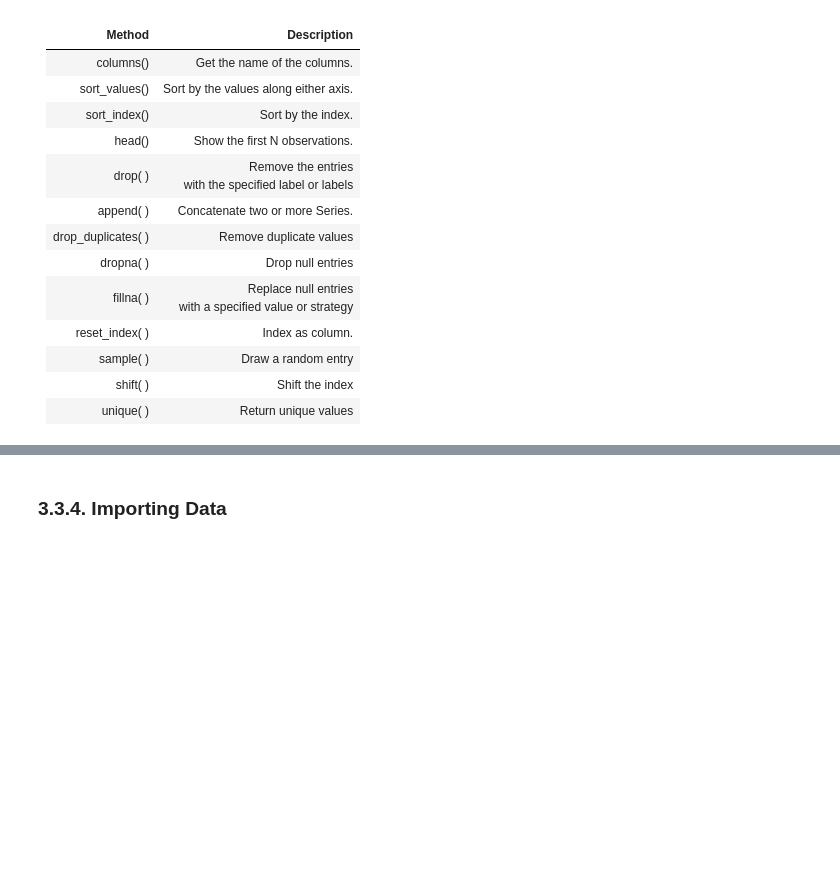
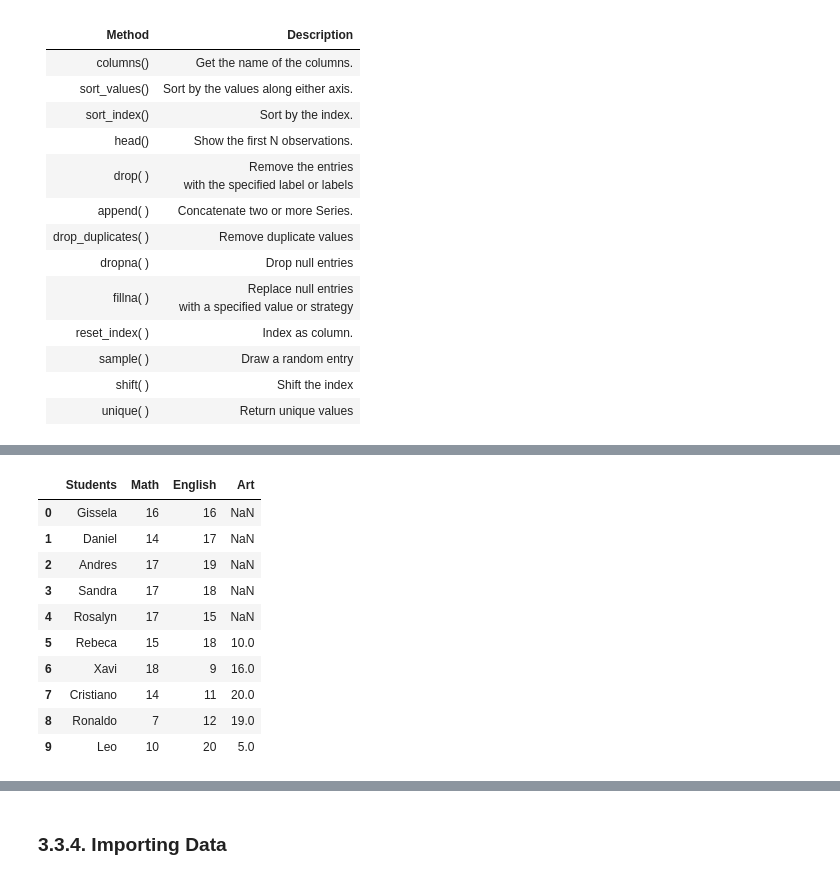
Before and after one commit to qlab-intro-python/ccss-gp-2024, a Jupyter notebook: 3. Pandas/03_Pandas.ipynb, the cells around one changed output, grey strips where cells are left out. Cells and saved outputs as stored; diff of their text form; code cells hidden in the pictures; blank space fills up the shorter version.

```diff
--- a/3. Pandas/03_Pandas.ipynb
+++ b/3. Pandas/03_Pandas.ipynb
@@ -464,0 +549,3 @@ gradesA1[ 'Math' ]+50
+# %%
+gradesA1[ "avg" ] = 0
+gradesA1
@@ -542 +798,15 @@ grades_total_NA
+# %%
+grades_total
+# %% [output]
+|  | Students | Math | English | Art |
+| 0 | Gissela | 16 | 16 | NaN |
+| 1 | Daniel | 14 | 17 | NaN |
+| 2 | Andres | 17 | 19 | NaN |
+| 3 | Sandra | 17 | 18 | NaN |
+| 4 | Rosalyn | 17 | 15 | NaN |
+| 5 | Rebeca | 15 | 18 | 10.0 |
+| 6 | Xavi | 18 | 9 | 16.0 |
+| 7 | Cristiano | 14 | 11 | 20.0 |
+| 8 | Ronaldo | 7 | 12 | 19.0 |
+| 9 | Leo | 10 | 20 | 5.0 |
 # %%
```
Also changed, not shown: parts of 89 cells of this notebook, 13 other files.
